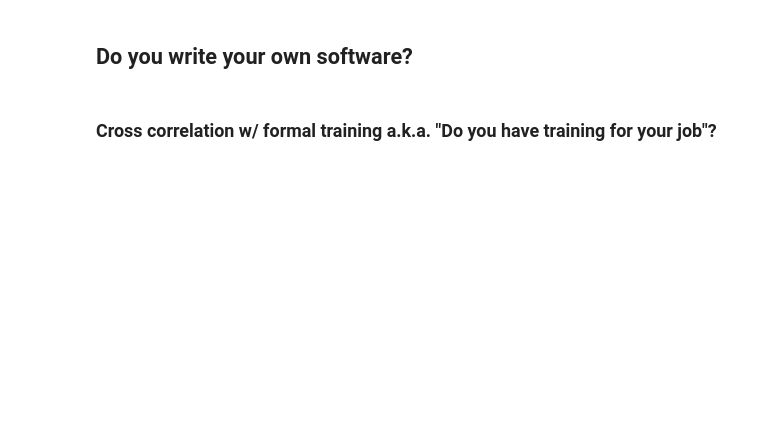
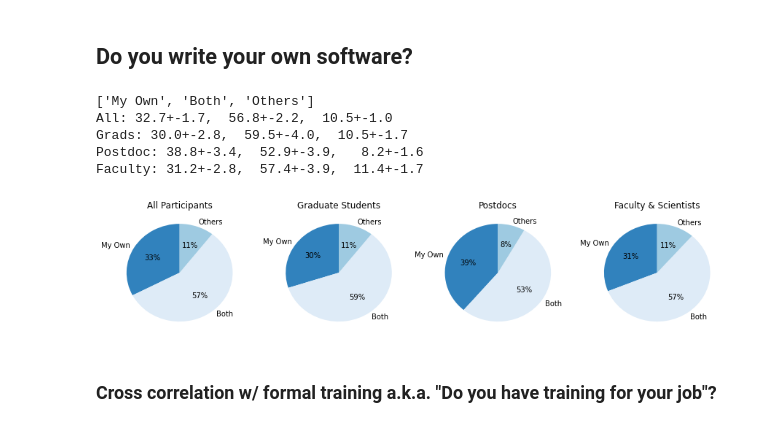
Before and after one commit to eteq/software_survey_analysis, a Jupyter notebook: software_survey.ipynb, the cells around one changed output. Drawn from its saved outputs; the diff is of its cells as text; code cells hidden in the pictures; blank space fills up the shorter version.

```diff
--- a/software_survey.ipynb
+++ b/software_survey.ipynb
@@ -76,29 +100,50 @@ if save_plots:
 # %%
 nn_all = [np.sum(data['own'] == 'Own'), np.sum(data['own'] == 'Between'), np.sum(data['own'] == 'Others')]
 nn_grad = [np.sum((grad) & (data['own'] == 'Own')), np.sum((grad) & (data['own'] == 'Between')), np.sum((grad) & (data['own'] == 'Others'))]
 nn_postdoc = [np.sum((postdoc) & (data['own'] == 'Own')), np.sum((postdoc) & (data['own'] == 'Between')), np.sum((postdoc) & (data['own'] == 'Others'))]
 nn_faculty = [np.sum((faculty) & (data['own'] == 'Own')), np.sum((faculty) & (data['own'] == 'Between')), np.sum((faculty) & (data['own'] == 'Others'))]
 
 fig,axes = plt.subplots(1, 4, sharey=False, figsize=(15,3))
 
 fig = plt.figure(1,figsize=(12,3))
 a1 = plt.subplot(1,4,1)
 labels = ['My Own','Both','Others']
 colors = ['#3182bd','#deebf7','#9ecae1']
 a1.pie(nn_all, labels=labels, colors=colors, autopct='%1.0f%%', shadow=False, startangle=90)
 a1.set_title('All Participants')
 a2 = plt.subplot(1,4,2)
 a2.pie(nn_grad, labels=labels, colors=colors, autopct='%1.0f%%', shadow=False, startangle=90)
 a2.set_title('Graduate Students')
 a3 = plt.subplot(1,4,3)
 a3.pie(nn_postdoc, labels=labels, colors=colors, autopct='%1.0f%%', shadow=False, startangle=90)
 a3.set_title('Postdocs')
 a4 = plt.subplot(1,4,4)
 a4.pie(nn_faculty,labels=labels, colors=colors, autopct='%1.0f%%', shadow=False, startangle=90)
 a4.set_title('Faculty & Scientists')
 
 if save_plots:
     plt.savefig('own_by_career.png')
+
+print labels
+a = np.array(nn_all)*100./np.sum(nn_all)
+a_err = np.sqrt(nn_all)*100./np.sum(nn_all)
+print 'All: {:4.1f}+-{:.1f}, {:5.1f}+-{:.1f}, {:5.1f}+-{:.1f}'.format(a[0], a_err[0], a[1], a_err[1],a[2], a_err[2])
+a = np.array(nn_grad)*100./np.sum(nn_grad)
+a_err = np.sqrt(nn_grad)*100./np.sum(nn_grad)
+print 'Grads: {:4.1f}+-{:.1f}, {:5.1f}+-{:.1f}, {:5.1f}+-{:.1f}'.format(a[0], a_err[0], a[1], a_err[1],a[2], a_err[2])
+a = np.array(nn_postdoc)*100./np.sum(nn_postdoc)
+a_err = np.sqrt(nn_postdoc)*100./np.sum(nn_postdoc)
+print 'Postdoc: {:4.1f}+-{:.1f}, {:5.1f}+-{:.1f}, {:5.1f}+-{:.1f}'.format(a[0], a_err[0], a[1], a_err[1],a[2], a_err[2])
+a = np.array(nn_faculty)*100./np.sum(nn_faculty)
+a_err = np.sqrt(nn_faculty)*100./np.sum(nn_faculty)
+print 'Faculty: {:4.1f}+-{:.1f}, {:5.1f}+-{:.1f}, {:5.1f}+-{:.1f}'.format(a[0], a_err[0], a[1], a_err[1],a[2], a_err[2])
+# %% [output]
+['My Own', 'Both', 'Others']
+All: 32.7+-1.7,  56.8+-2.2,  10.5+-1.0
+Grads: 30.0+-2.8,  59.5+-4.0,  10.5+-1.7
+Postdoc: 38.8+-3.4,  52.9+-3.9,   8.2+-1.6
+Faculty: 31.2+-2.8,  57.4+-3.9,  11.4+-1.7
+[figure, added]
 # %% [markdown]
 ### Cross correlation w/ formal training a.k.a. "Do you have training for your job"?
 # %%
```
Also changed, not shown: parts of 24 cells of this notebook.
